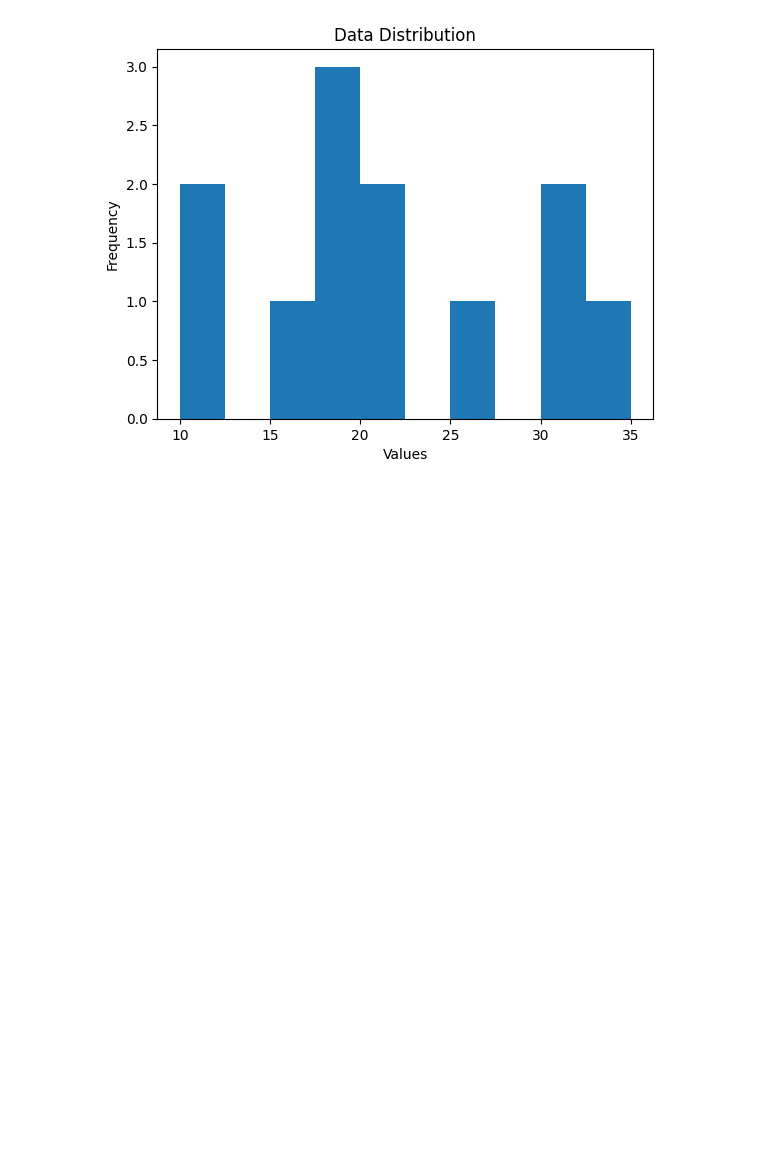
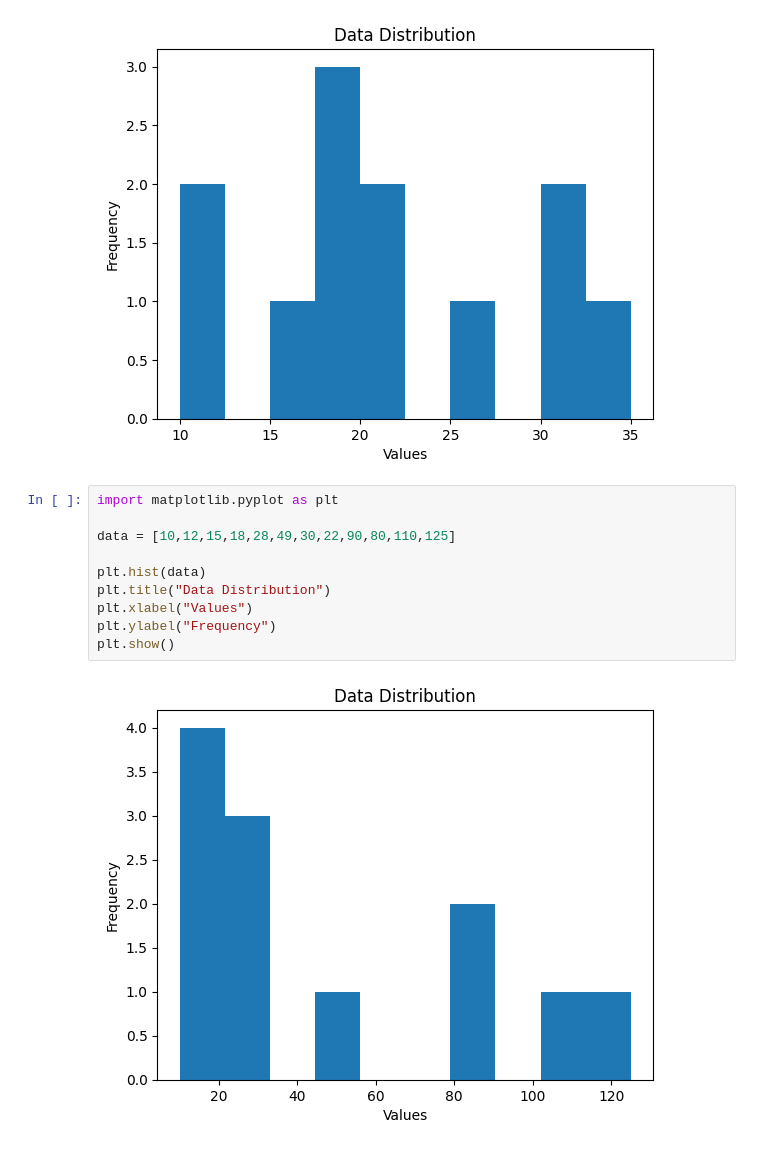
Before and after one commit to mo-arman/Data_Analyst_Journey, a Jupyter notebook: Practice.ipynb, the cells around one changed output. Cells and saved outputs as stored; diff of their text form; blank space fills up the shorter version.

```diff
--- a/Practice.ipynb
+++ b/Practice.ipynb
@@ -59,3 +59,15 @@ plt.ylabel("Frequency")
 plt.show()
 # %% [output]
 [figure]
+# %%
+import matplotlib.pyplot as plt
+
+data = [10,12,15,18,28,49,30,22,90,80,110,125]
+
+plt.hist(data)
+plt.title("Data Distribution")
+plt.xlabel("Values")
+plt.ylabel("Frequency")
+plt.show()
+# %% [output]
+[figure, added]
```
